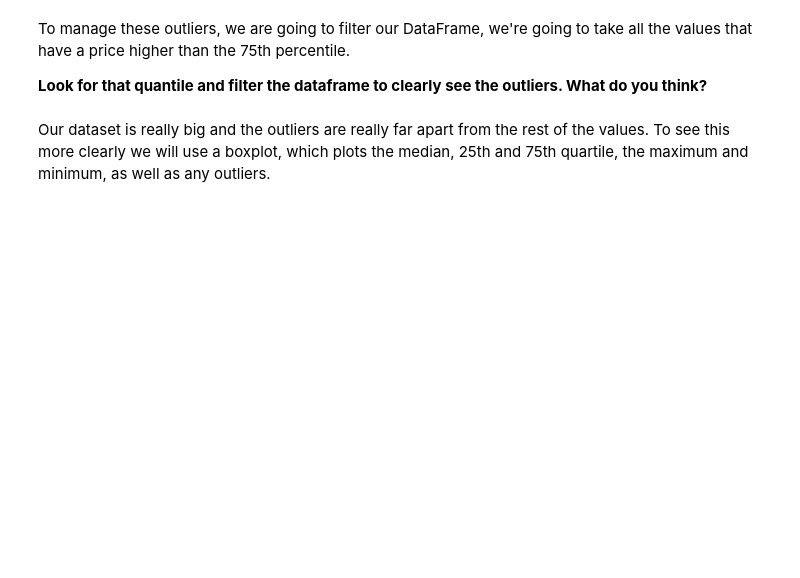
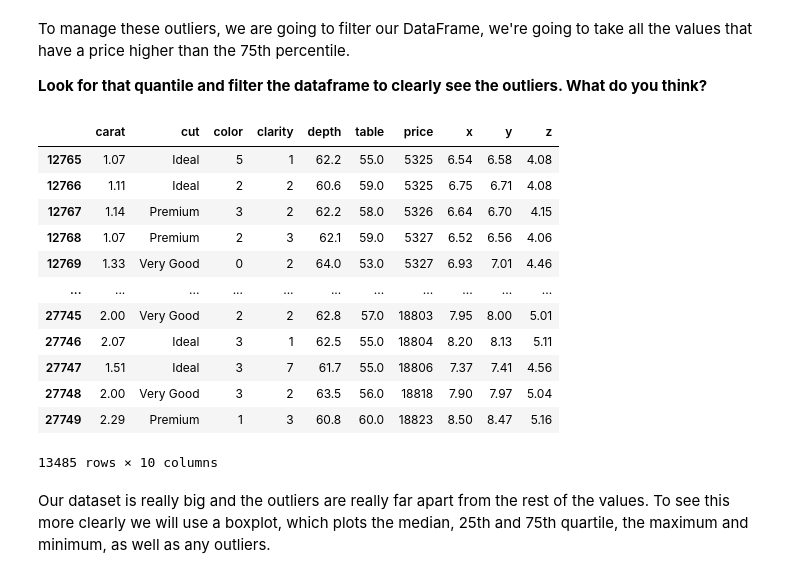
Before and after one commit to ta-data-lis/M2-mini-project1, a Jupyter notebook: 1.-Data Cleaning.ipynb, the cells around one changed output. Drawn from its saved outputs; the diff is of its cells as text; code cells hidden in the pictures; blank space fills up the shorter version.

```diff
--- a/1.-Data Cleaning.ipynb
+++ b/1.-Data Cleaning.ipynb
@@ -157,3 +414,22 @@ To manage these outliers, we are going to filter our DataFrame, we're going to t
+# %%
+#your code here
+q_hi_75  = diamonds["price"].quantile(0.75)
+outliers_75 = diamonds[(diamonds["price"] > q_hi_75)]   #40455 bellow 75 percentile and 13485 above 75 percentile
+outliers_75
+# %% [output]
+|  | carat | cut | color | clarity | depth | table | price | x | y | z |
+| 12765 | 1.07 | Ideal | 5 | 1 | 62.2 | 55.0 | 5325 | 6.54 | 6.58 | 4.08 |
+| 12766 | 1.11 | Ideal | 2 | 2 | 60.6 | 59.0 | 5325 | 6.75 | 6.71 | 4.08 |
+| 12767 | 1.14 | Premium | 3 | 2 | 62.2 | 58.0 | 5326 | 6.64 | 6.70 | 4.15 |
+| 12768 | 1.07 | Premium | 2 | 3 | 62.1 | 59.0 | 5327 | 6.52 | 6.56 | 4.06 |
+| 12769 | 1.33 | Very Good | 0 | 2 | 64.0 | 53.0 | 5327 | 6.93 | 7.01 | 4.46 |
+| ... | ... | ... | ... | ... | ... | ... | ... | ... | ... | ... |
+| 27745 | 2.00 | Very Good | 2 | 2 | 62.8 | 57.0 | 18803 | 7.95 | 8.00 | 5.01 |
+| 27746 | 2.07 | Ideal | 3 | 1 | 62.5 | 55.0 | 18804 | 8.20 | 8.13 | 5.11 |
+| 27747 | 1.51 | Ideal | 3 | 7 | 61.7 | 55.0 | 18806 | 7.37 | 7.41 | 4.56 |
+| 27748 | 2.00 | Very Good | 3 | 2 | 63.5 | 56.0 | 18818 | 7.90 | 7.97 | 5.04 |
+| 27749 | 2.29 | Premium | 1 | 3 | 60.8 | 60.0 | 18823 | 8.50 | 8.47 | 5.16 |
+13485 rows × 10 columns
 # %% [markdown]
 Our dataset is really big and the outliers are really far apart from the rest of the values. To see this more clearly we will use a boxplot, which plots the median, 25th and 75th quartile, the maximum and minimum, as well as any outliers.
 # %%
```
Also changed, not shown: parts of 44 cells of this notebook, 1 other file.
